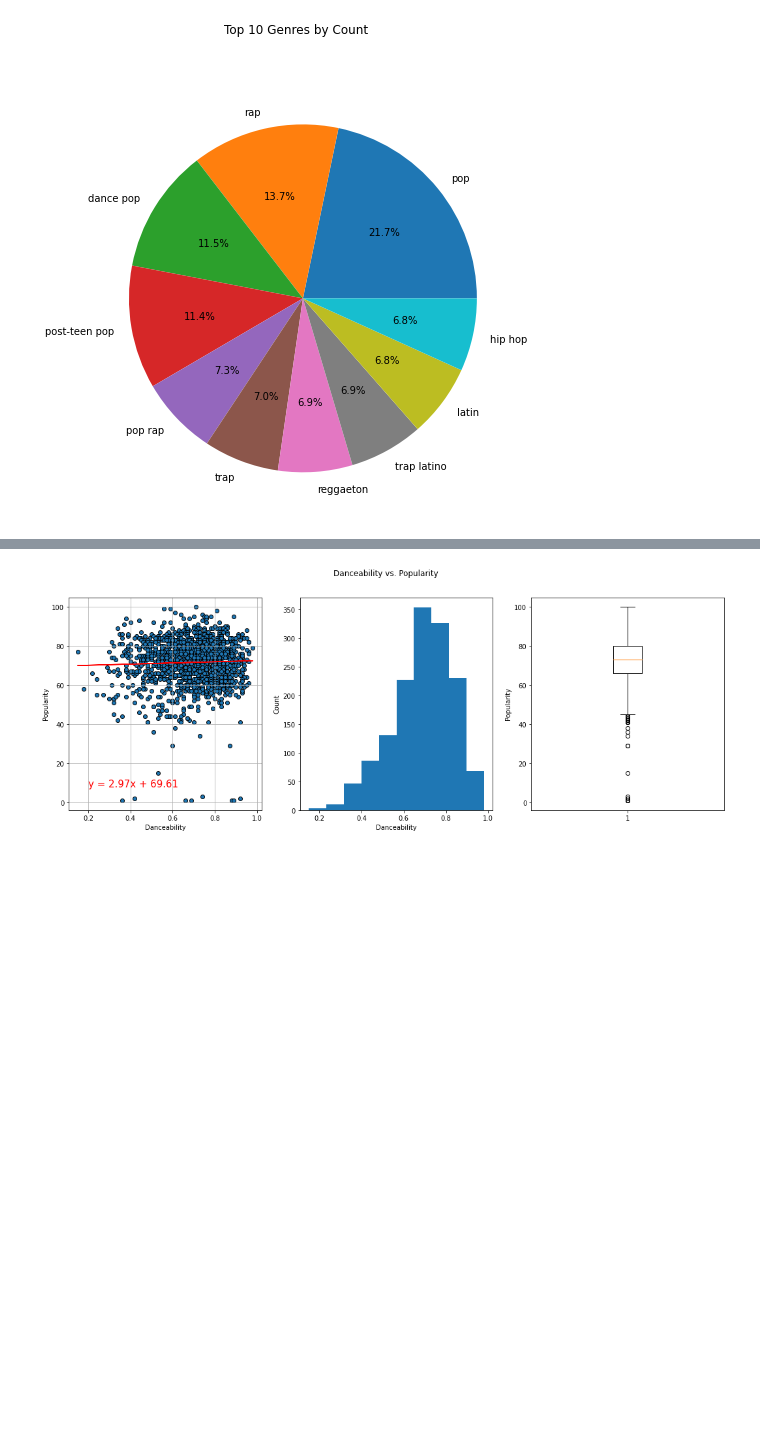
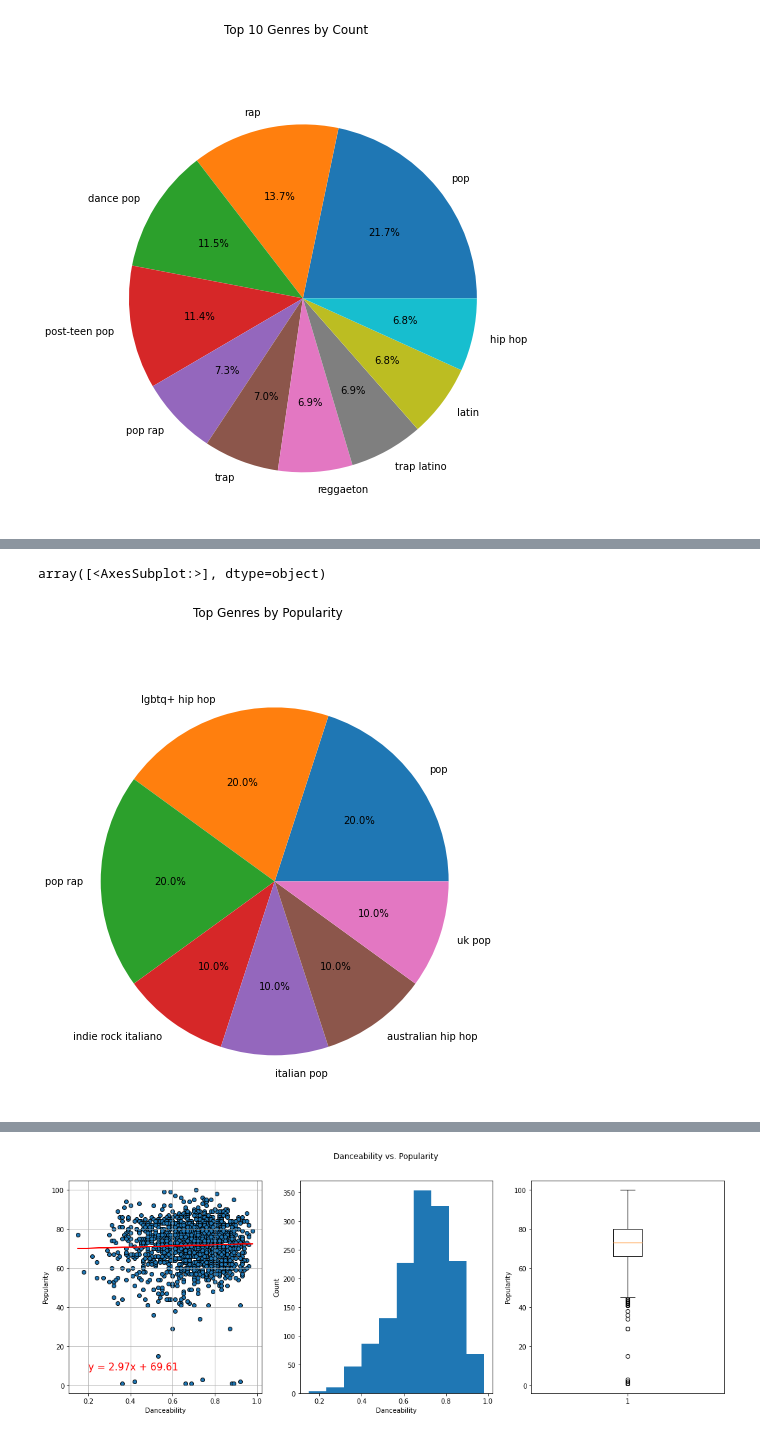
Before and after one commit to memeguerrini/Project-One, a Jupyter notebook: spotify.ipynb, the cells around one changed output, grey strips where cells are left out. Saved outputs shown, nothing was run; the diff lists cells and outputs as text; code cells hidden in the pictures; blank space fills up the shorter version.

```diff
--- a/spotify.ipynb
+++ b/spotify.ipynb
@@ -204,0 +160,11 @@ top10
+# %%
+# Pie chart it
+
+top10['Genre'].value_counts().plot.pie(subplots=True,
+                                               ylabel="",
+                                               title="Top Genres by Popularity",
+                                               autopct='%1.1f%%',
+                                               figsize=(8,8))
+# %% [output]
+array([<AxesSubplot:>], dtype=object)
+[figure, added]
```
Also changed, not shown: parts of 9 cells of this notebook.
